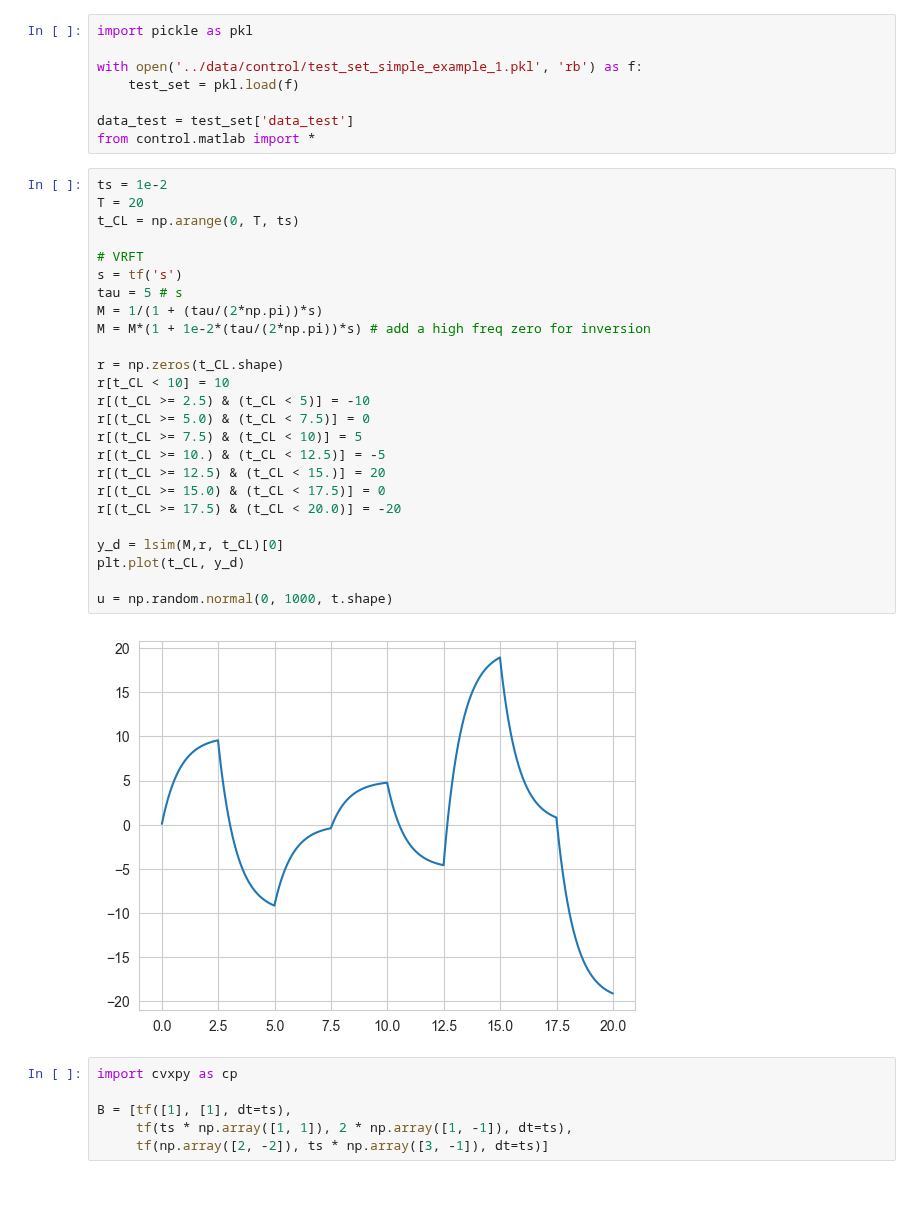
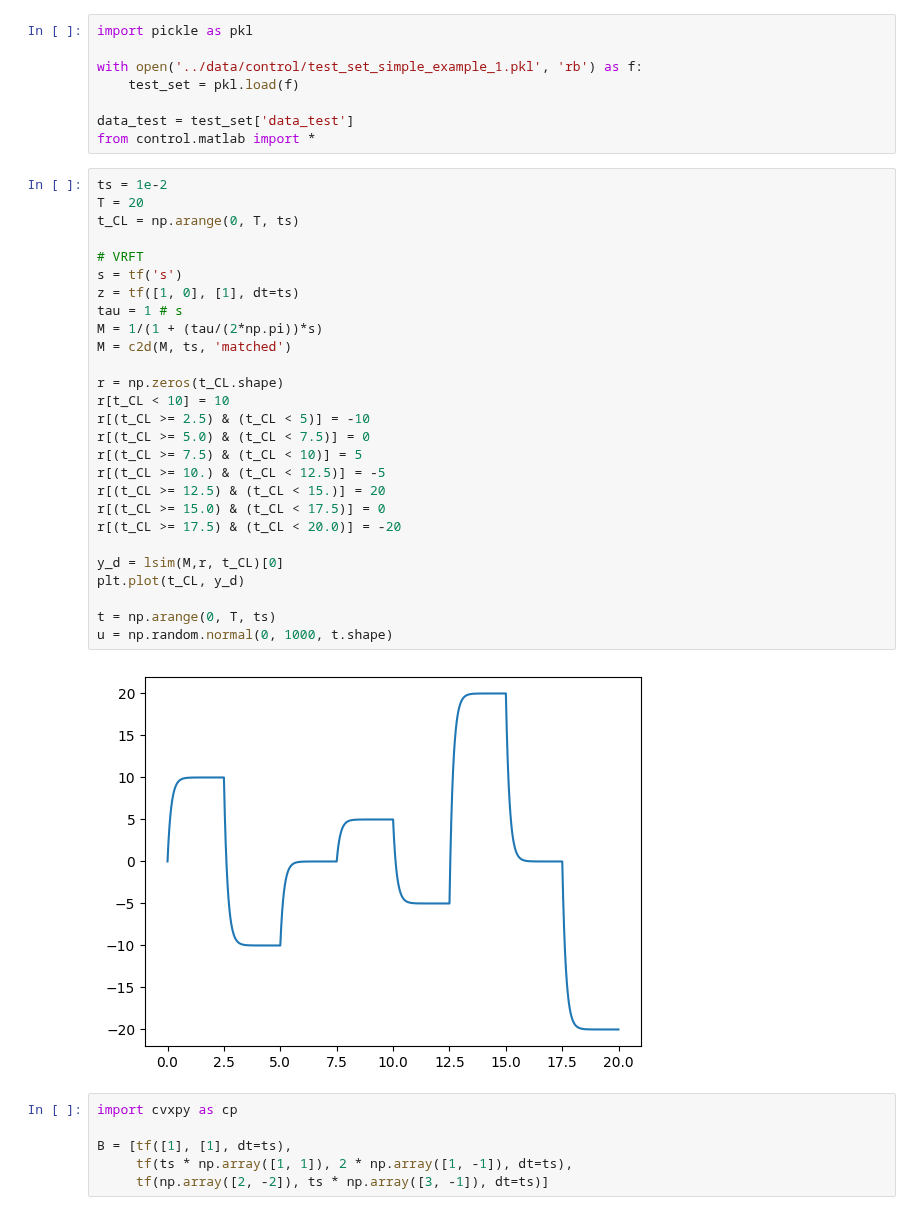
Before and after one commit to buswayne/sysid-transformers-control, a Jupyter notebook: control/simple_example_1_vrft.ipynb, the cells around one changed output. Cells and saved outputs as stored; diff of their text form.

```diff
--- a/control/simple_example_1_vrft.ipynb
+++ b/control/simple_example_1_vrft.ipynb
@@ -14,30 +14,32 @@ from control.matlab import *
 # %%
 ts = 1e-2
 T = 20
 t_CL = np.arange(0, T, ts)
 
 # VRFT
 s = tf('s')
-tau = 5 # s
+z = tf([1, 0], [1], dt=ts)
+tau = 1 # s
 M = 1/(1 + (tau/(2*np.pi))*s)
-M = M*(1 + 1e-2*(tau/(2*np.pi))*s) # add a high freq zero for inversion
+M = c2d(M, ts, 'matched')
 
 r = np.zeros(t_CL.shape)
 r[t_CL < 10] = 10
 r[(t_CL >= 2.5) & (t_CL < 5)] = -10
 r[(t_CL >= 5.0) & (t_CL < 7.5)] = 0
 r[(t_CL >= 7.5) & (t_CL < 10)] = 5
 r[(t_CL >= 10.) & (t_CL < 12.5)] = -5
 r[(t_CL >= 12.5) & (t_CL < 15.)] = 20
 r[(t_CL >= 15.0) & (t_CL < 17.5)] = 0
 r[(t_CL >= 17.5) & (t_CL < 20.0)] = -20
 
 y_d = lsim(M,r, t_CL)[0]
 plt.plot(t_CL, y_d)
 
+t = np.arange(0, T, ts)
 u = np.random.normal(0, 1000, t.shape)
 # %% [output]
-[figure, old version]
+[figure, new version]
 # %%
 import cvxpy as cp
 
```
Also changed, not shown: parts of 5 cells of this notebook, 6 other files.
